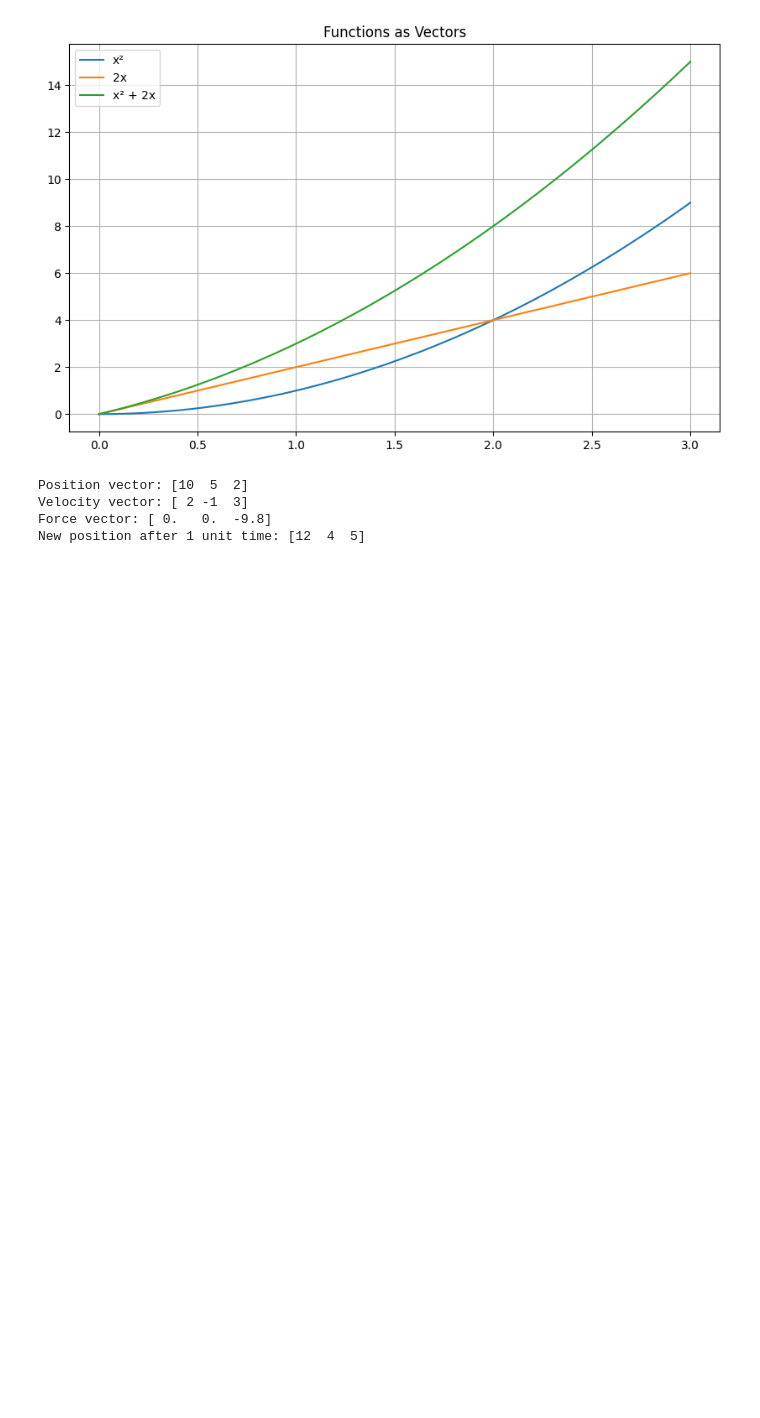
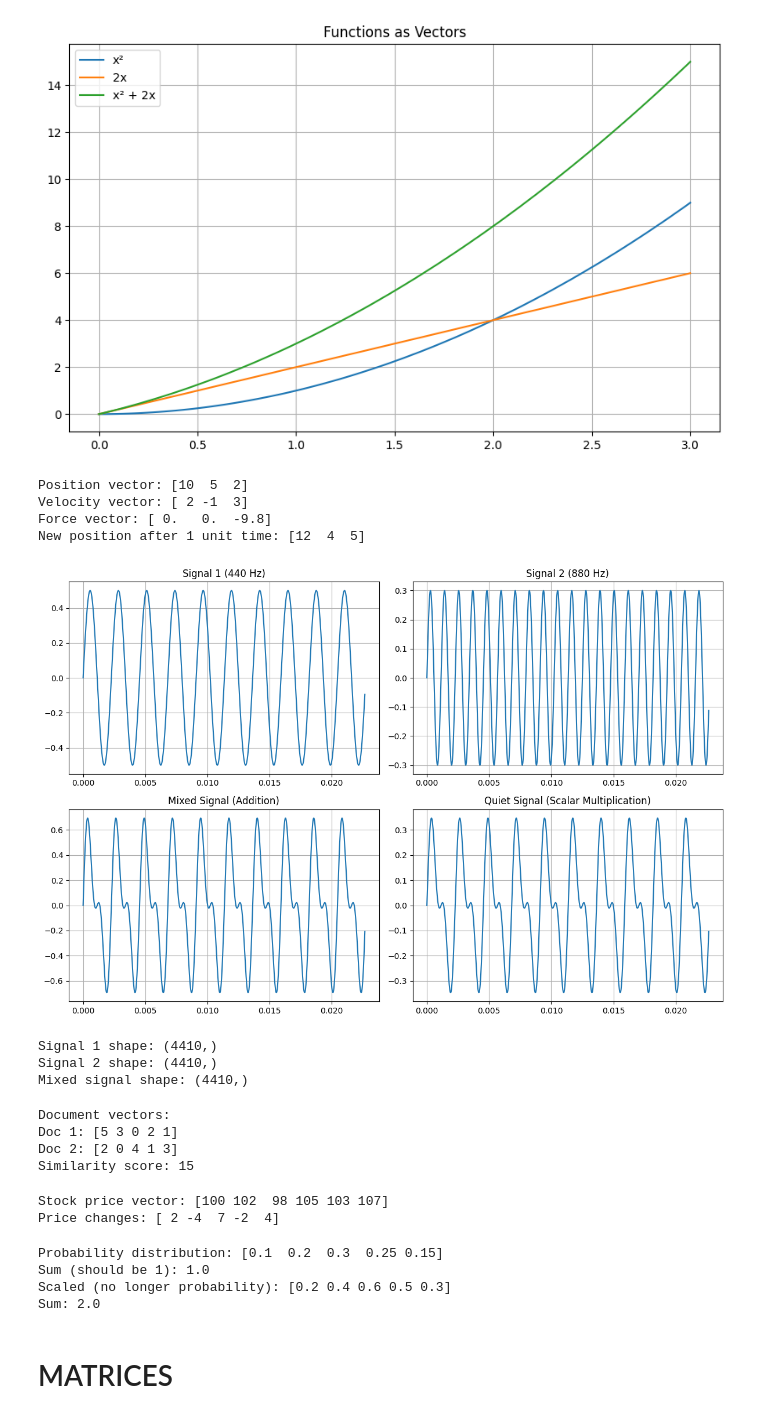
Before and after one commit to SamuelDasaolu/GEN-AI, a Jupyter notebook: WEEK 7/working_with_numpy2.ipynb, the cells around one changed output. Drawn from its saved outputs; the diff is of its cells as text; code cells hidden in the pictures; blank space fills up the shorter version.

```diff
--- a/WEEK 7/working_with_numpy2.ipynb
+++ b/WEEK 7/working_with_numpy2.ipynb
@@ -181,15 +181,92 @@ New position after 1 unit time: [12  4  5]
 # %%
 # Audio signals as vectors
 sample_rate = 44100
 duration = 0.1  # 0.1 seconds
 t = np.linspace(0, duration, int(sample_rate * duration))
 
 # Two sine waves (audio signals)
 signal1 = 0.5 * np.sin(2 * np.pi * 440 * t)  # A note (440 Hz)
 signal2 = 0.3 * np.sin(2 * np.pi * 880 * t)  # A note one octave higher
 
 # Vector addition of audio signals
 mixed_signal = signal1 + signal2
 
 # Scalar multiplication (volume control)
 quiet_signal = 0.5 * mixed_signal
+
+plt.figure(figsize=(12, 8))
+plt.subplot(2, 2, 1)
+plt.plot(t[:1000], signal1[:1000])
+plt.title("Signal 1 (440 Hz)")
+plt.grid(True)
+
+plt.subplot(2, 2, 2)
+plt.plot(t[:1000], signal2[:1000])
+plt.title("Signal 2 (880 Hz)")
+plt.grid(True)
+
+plt.subplot(2, 2, 3)
+plt.plot(t[:1000], mixed_signal[:1000])
+plt.title("Mixed Signal (Addition)")
+plt.grid(True)
+
+plt.subplot(2, 2, 4)
+plt.plot(t[:1000], quiet_signal[:1000])
+plt.title("Quiet Signal (Scalar Multiplication)")
+plt.grid(True)
+
+plt.tight_layout()
+plt.show()
+
+print(f"Signal 1 shape: {signal1.shape}")
+print(f"Signal 2 shape: {signal2.shape}")
+print(f"Mixed signal shape: {mixed_signal.shape}")
+# %% [output]
+[figure, added]
+Signal 1 shape: (4410,)
+Signal 2 shape: (4410,)
+Mixed signal shape: (4410,)
+# %%
+# 1. Word frequencies in documents (Real-world)
+document1 = np.array([5, 3, 0, 2, 1])  # word counts: [the, cat, dog, sat, ran]
+document2 = np.array([2, 0, 4, 1, 3])  # word counts for same vocabulary
+
+# Document similarity (dot product)
+similarity = np.dot(document1, document2)
+print("Document vectors:")
+print("Doc 1:", document1)
+print("Doc 2:", document2)
+print("Similarity score:", similarity)
+# %% [output]
+Document vectors:
+Doc 1: [5 3 0 2 1]
+Doc 2: [2 0 4 1 3]
+Similarity score: 15
+# %%
+# 2. Stock prices over time (Real-world)
+stock_prices = np.array([100, 102, 98, 105, 103, 107])
+print("\nStock price vector:", stock_prices)
+
+# Price changes (difference vector)
+price_changes = np.diff(stock_prices)
+print("Price changes:", price_changes)
+# %% [output]
+Stock price vector: [100 102  98 105 103 107]
+Price changes: [ 2 -4  7 -2  4]
+# %%
+# 3. Probability distributions (Abstract)
+prob_dist = np.array([0.1, 0.2, 0.3, 0.25, 0.15])
+print("\nProbability distribution:", prob_dist)
+print("Sum (should be 1):", np.sum(prob_dist))
+
+# Scaling maintains probability properties
+scaled_prob = 2 * prob_dist
+print("Scaled (no longer probability):", scaled_prob)
+print("Sum:", np.sum(scaled_prob))
+# %% [output]
+Probability distribution: [0.1  0.2  0.3  0.25 0.15]
+Sum (should be 1): 1.0
+Scaled (no longer probability): [0.2 0.4 0.6 0.5 0.3]
+Sum: 2.0
+# %% [markdown]
+# MATRICES
```
Also changed, not shown: parts of 2 cells of this notebook.
